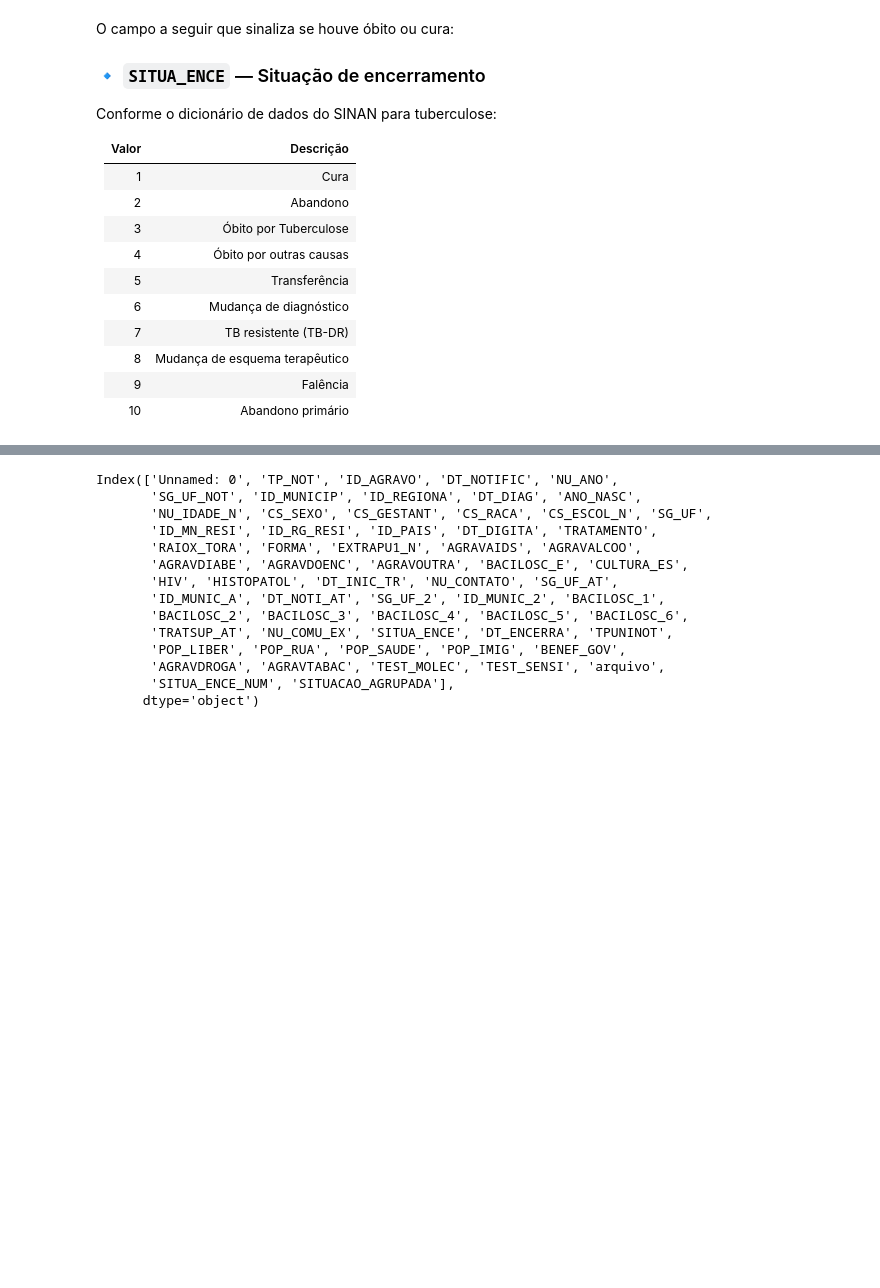
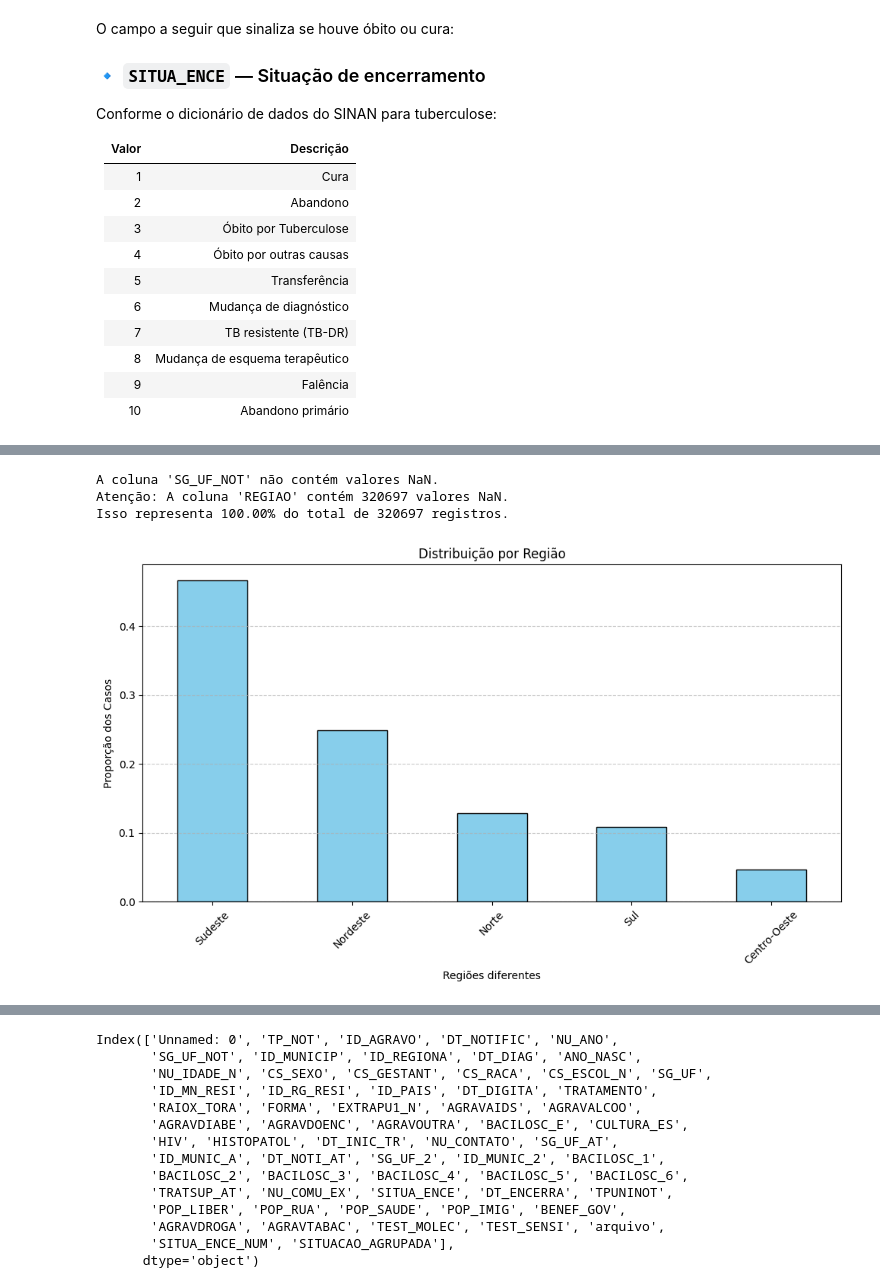
Before and after one commit to FreitasVarejo/MC853-Project, a Jupyter notebook: lab01/notebook.ipynb, the cells around one changed output, grey strips where cells are left out. Cells and saved outputs as stored; diff of their text form; code cells hidden in the pictures; blank space fills up the shorter version.

```diff
--- a/lab01/notebook.ipynb
+++ b/lab01/notebook.ipynb
@@ -255,0 +234,2 @@ plt.show()
+# %%
+df_cleaned_columns = df_cleaned_columns.drop(columns=["TP_NOT"])
@@ -255,0 +257,2 @@ plt.show()
+# %%
+df_cleaned_columns = df_cleaned_columns.drop(columns=["ID_AGRAVO"])
@@ -255,0 +282,3 @@ plt.show()
+# %%
+# Decidimos remover, porque repete a informação de ano que já extraímos
+df_cleaned_columns = df_cleaned_columns.drop(columns=["DT_NOTIFIC"])
@@ -255,0 +313,38 @@ plt.show()
+# %%
+checar_nan(df_cleaned_columns["SG_UF_NOT"], "SG_UF_NOT")
+
+checar_nan(df_cleaned_columns["REGIAO"], "REGIAO")
+# %% [output]
+A coluna 'SG_UF_NOT' não contém valores NaN.
+Atenção: A coluna 'REGIAO' contém 320697 valores NaN.
+Isso representa 100.00% do total de 320697 registros.
+# %%
+# Dicionário de UFs por região
+regioes = {
+    # Norte
+    12: 'Norte', 16: 'Norte', 13: 'Norte', 11: 'Norte', 14: 'Norte',
+    15: 'Norte', 17: 'Norte',
+
+    # Nordeste
+    21: 'Nordeste', 22: 'Nordeste', 23: 'Nordeste', 24: 'Nordeste',
+    25: 'Nordeste', 26: 'Nordeste', 27: 'Nordeste', 28: 'Nordeste',
+    29: 'Nordeste',
+
+    # Centro-Oeste
+    50: 'Centro-Oeste', 51: 'Centro-Oeste', 52: 'Centro-Oeste', 53: 'Centro-Oeste',
+
+    # Sudeste
+    31: 'Sudeste', 32: 'Sudeste', 33: 'Sudeste', 35: 'Sudeste',
+
+    # Sul
+    41: 'Sul', 42: 'Sul', 43: 'Sul'
+}
+
+# Cria uma nova coluna com o nome da região
+df_cleaned_columns["SG_UF_NOT"] = df_cleaned_columns["SG_UF_NOT"].astype(int)
+df_cleaned_columns["REGIAO"] = df_cleaned_columns["SG_UF_NOT"].map(regioes)
+
+# Plota gráfico de barras normalizado
+plotar_grafo_normalizado(df_cleaned_columns['REGIAO'], "Distribuição por Região", "Regiões diferentes")
+# %% [output]
+[figure, added]
```
Also changed, not shown: parts of 59 cells of this notebook, 2 other files.
